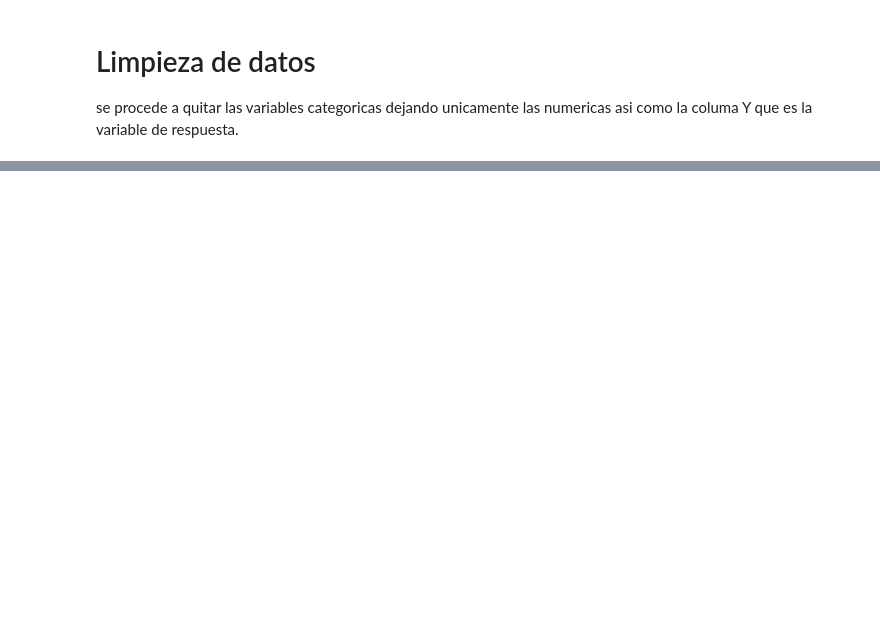
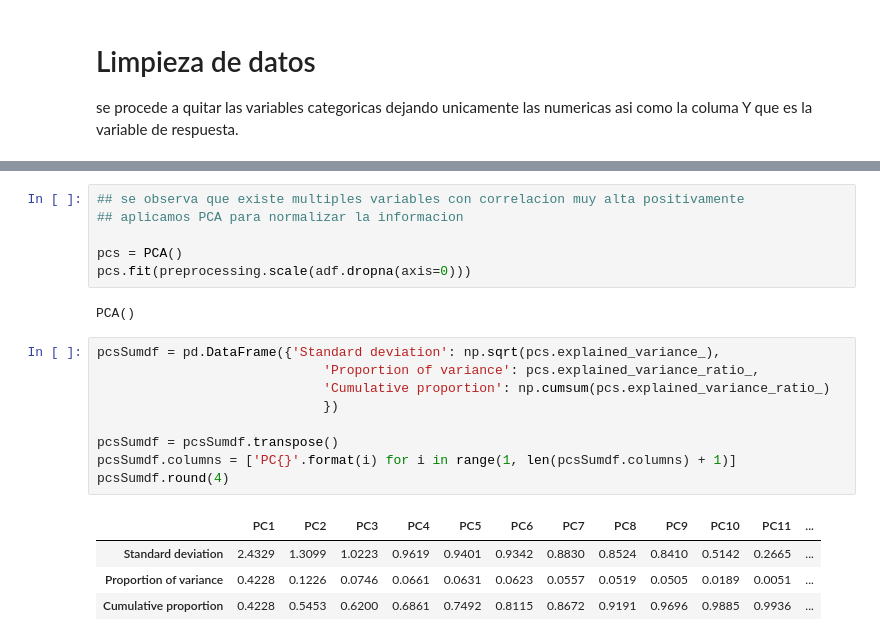
Before and after one commit to PosgradoMNA/actividades-del-projecto-equipo-46, a Jupyter notebook: Actividad_Semana_4.ipynb, the cells around one changed output, grey strips where cells are left out. Cells and saved outputs as stored; diff of their text form; blank space fills up the shorter version.

```diff
--- a/Actividad_Semana_4.ipynb
+++ b/Actividad_Semana_4.ipynb
@@ -151,0 +179,22 @@ ndf.describe()
+# %%
+## se observa que existe multiples variables con correlacion muy alta positivamente
+## aplicamos PCA para normalizar la informacion
+
+pcs = PCA()
+pcs.fit(preprocessing.scale(adf.dropna(axis=0)))
+# %% [output]
+PCA()
+# %%
+pcsSumdf = pd.DataFrame({'Standard deviation': np.sqrt(pcs.explained_variance_),
+                             'Proportion of variance': pcs.explained_variance_ratio_,
+                             'Cumulative proportion': np.cumsum(pcs.explained_variance_ratio_)
+                             })
+
+pcsSumdf = pcsSumdf.transpose()
+pcsSumdf.columns = ['PC{}'.format(i) for i in range(1, len(pcsSumdf.columns) + 1)]
+pcsSumdf.round(4)
+# %% [output]
+|  | PC1 | PC2 | PC3 | PC4 | PC5 | PC6 | PC7 | PC8 | PC9 | PC10 | PC11 | ... |
+| Standard deviation | 2.4329 | 1.3099 | 1.0223 | 0.9619 | 0.9401 | 0.9342 | 0.8830 | 0.8524 | 0.8410 | 0.5142 | 0.2665 | ... |
+| Proportion of variance | 0.4228 | 0.1226 | 0.0746 | 0.0661 | 0.0631 | 0.0623 | 0.0557 | 0.0519 | 0.0505 | 0.0189 | 0.0051 | ... |
+| Cumulative proportion | 0.4228 | 0.5453 | 0.6200 | 0.6861 | 0.7492 | 0.8115 | 0.8672 | 0.9191 | 0.9696 | 0.9885 | 0.9936 | ... |
```
Also changed, not shown: parts of 17 cells of this notebook.
